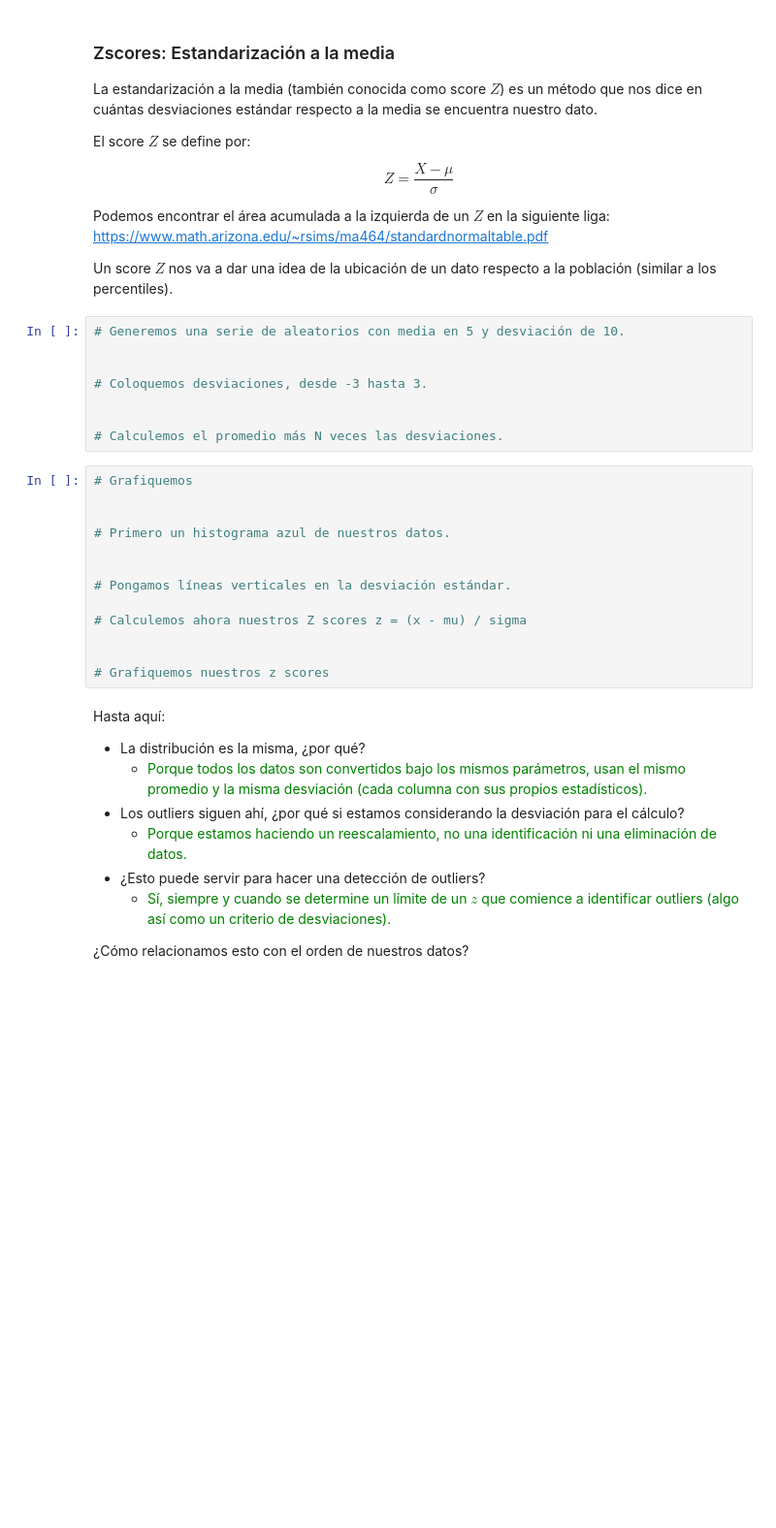
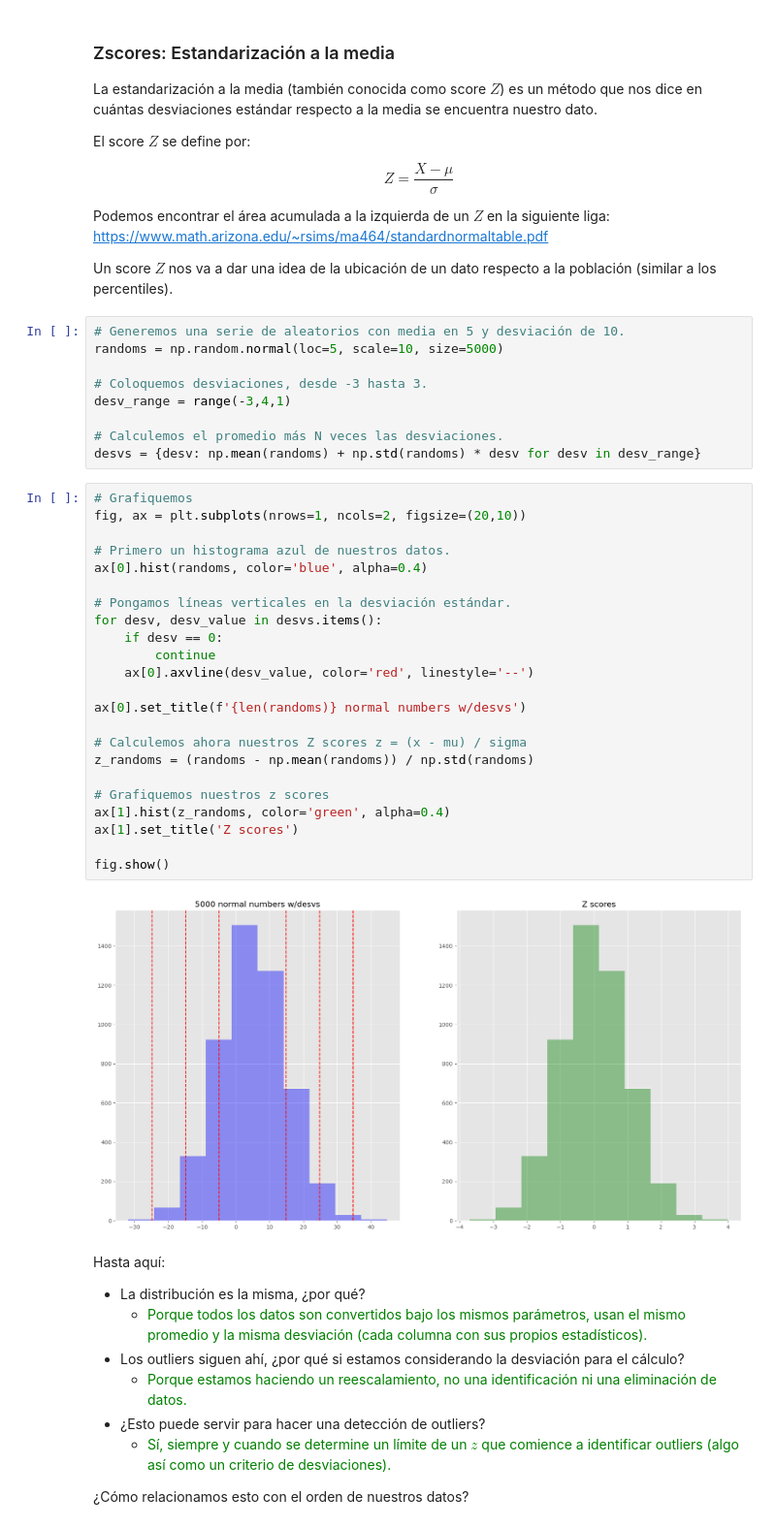
Before and after one commit to HectorH06/Data-Proc-Lab, a Jupyter notebook: Material/3,1_clase_202501.ipynb, the cells around one changed output. Shown: that part at 97% size. Drawn from its saved outputs; the diff is of its cells as text; blank space fills up the shorter version.

```diff
--- a/Material/3,1_clase_202501.ipynb
+++ b/Material/3,1_clase_202501.ipynb
@@ -213,25 +213,38 @@ Podemos encontrar el área acumulada a la izquierda de un $Z$ en la siguiente li
 Un score $Z$ nos va a dar una idea de la ubicación de un dato respecto a la población (similar a los percentiles).
 # %%
 # Generemos una serie de aleatorios con media en 5 y desviación de 10.
-
+randoms = np.random.normal(loc=5, scale=10, size=5000)
 
 # Coloquemos desviaciones, desde -3 hasta 3.
-
+desv_range = range(-3,4,1)
 
 # Calculemos el promedio más N veces las desviaciones.
+desvs = {desv: np.mean(randoms) + np.std(randoms) * desv for desv in desv_range}
 # %%
 # Grafiquemos
-
+fig, ax = plt.subplots(nrows=1, ncols=2, figsize=(20,10))
 
 # Primero un histograma azul de nuestros datos.
-
+ax[0].hist(randoms, color='blue', alpha=0.4)
 
 # Pongamos líneas verticales en la desviación estándar.
+for desv, desv_value in desvs.items():
+    if desv == 0:
+        continue
+    ax[0].axvline(desv_value, color='red', linestyle='--')
+
+ax[0].set_title(f'{len(randoms)} normal numbers w/desvs')
 
 # Calculemos ahora nuestros Z scores z = (x - mu) / sigma
-
+z_randoms = (randoms - np.mean(randoms)) / np.std(randoms)
 
 # Grafiquemos nuestros z scores
+ax[1].hist(z_randoms, color='green', alpha=0.4)
+ax[1].set_title('Z scores')
+
+fig.show()
+# %% [output]
+[figure, added]
 # %% [markdown]
 Hasta aquí:
 
```
Also changed, not shown: parts of 8 cells of this notebook, 1 other file.
